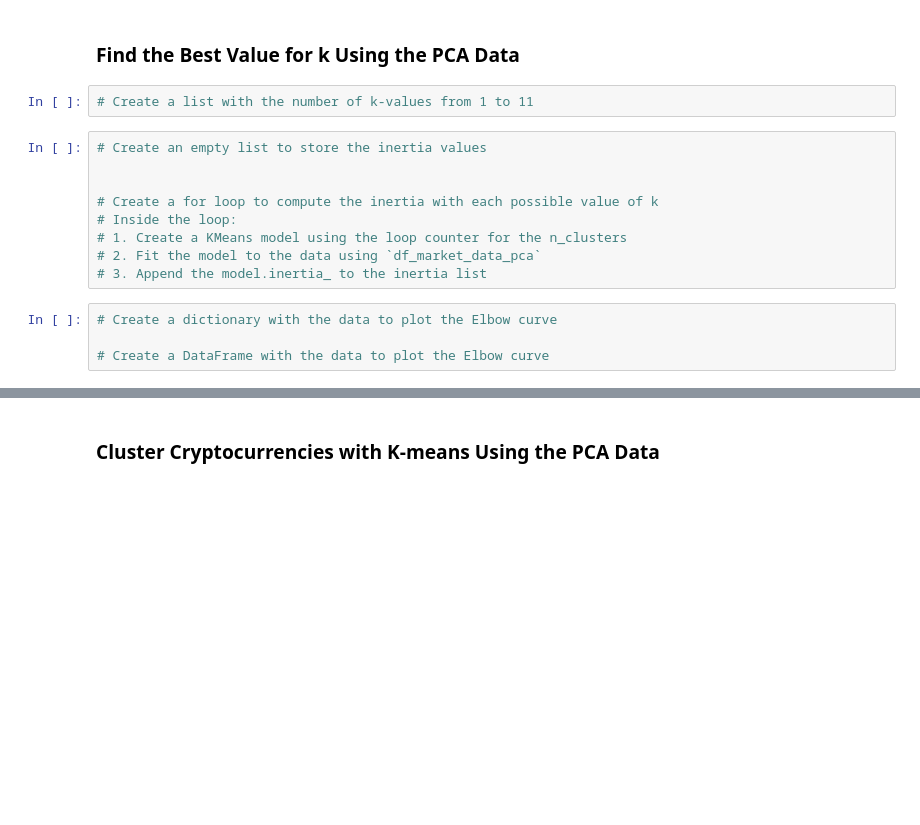
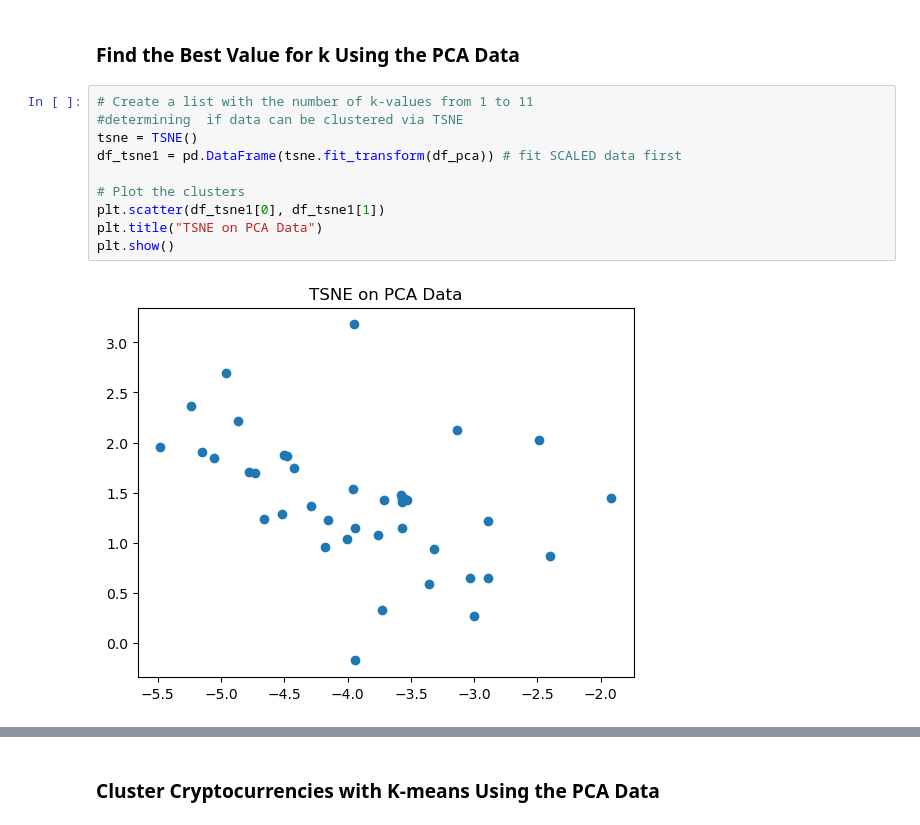
Before and after one commit to jwlosz/dsb_week19_unsupervisedlearning, a Jupyter notebook: Starter_Code/Crypto_Clustering.ipynb, the cells around one changed output, grey strips where cells are left out. Cells and saved outputs as stored; diff of their text form; blank space fills up the shorter version.

```diff
--- a/Starter_Code/Crypto_Clustering.ipynb
+++ b/Starter_Code/Crypto_Clustering.ipynb
@@ -313,18 +385,15 @@ plt.show()
 ---
 # %% [markdown]
 ### Find the Best Value for k Using the PCA Data
-# %%
-# Create a list with the number of k-values from 1 to 11
-# %%
-# Create an empty list to store the inertia values
-
-
-# Create a for loop to compute the inertia with each possible value of k
-# Inside the loop:
-# 1. Create a KMeans model using the loop counter for the n_clusters
-# 2. Fit the model to the data using `df_market_data_pca`
-# 3. Append the model.inertia_ to the inertia list
-# %%
-# Create a dictionary with the data to plot the Elbow curve
-
-# Create a DataFrame with the data to plot the Elbow curve
+# %%
+# Create a list with the number of k-values from 1 to 11
+#determining  if data can be clustered via TSNE
+tsne = TSNE()
+df_tsne1 = pd.DataFrame(tsne.fit_transform(df_pca)) # fit SCALED data first
+
+# Plot the clusters
+plt.scatter(df_tsne1[0], df_tsne1[1])
+plt.title("TSNE on PCA Data")
+plt.show()
+# %% [output]
+[figure, added]
```
Also changed, not shown: parts of 32 cells of this notebook, 1 other file.
